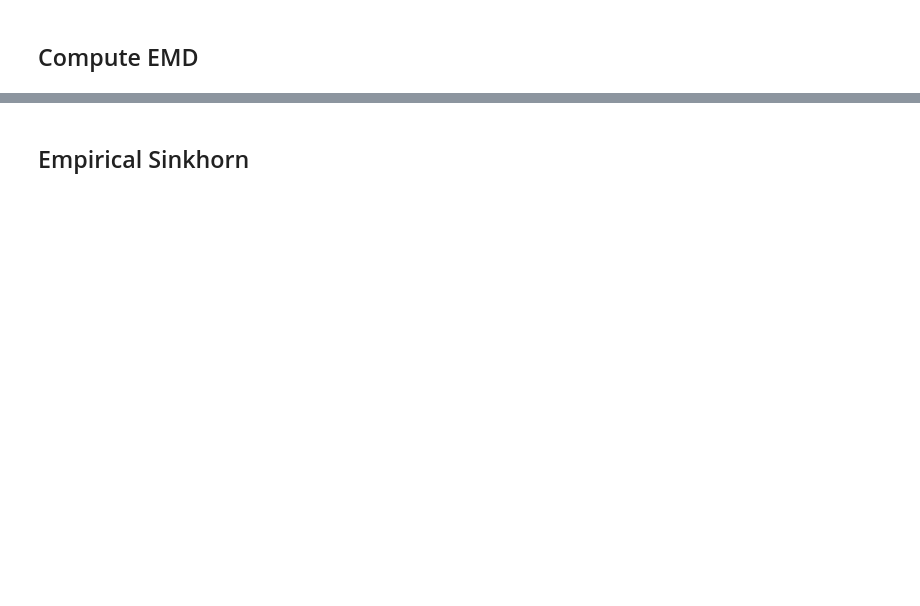
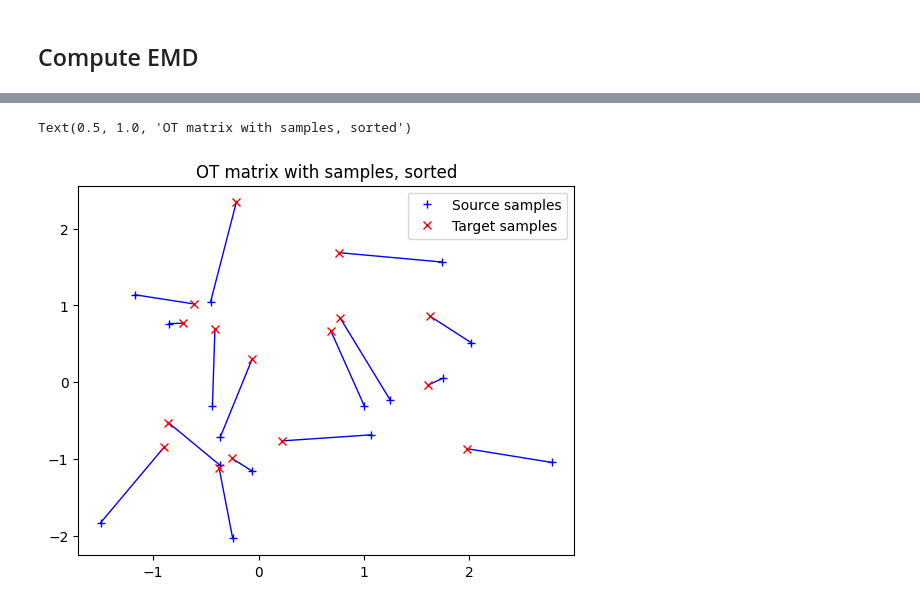
Before and after one commit to kkj15dk/ProtDiffusion, a Jupyter notebook: plot_OT_2D_samples.ipynb, the cells around one changed output, grey strips where cells are left out. Saved outputs shown, nothing was run; the diff lists cells and outputs as text; code cells hidden in the pictures; blank space fills up the shorter version.

```diff
--- a/plot_OT_2D_samples.ipynb
+++ b/plot_OT_2D_samples.ipynb
@@ -65,0 +67,4 @@ pl.title('OT matrix with samples')
+# %%
+# print((G0*n).to(dtype=torch.bool))
+bool_g = (G0*n).to(dtype=torch.bool)
+print((G0*n).to(dtype=torch.int))
@@ -66,20 +88,19 @@ pl.title('OT matrix with samples')
 # %%
-# reg term
-lambd = 1e-1
-
-Gs = ot.sinkhorn(a, b, M, lambd)
+sorted_xs = torch.zeros_like(xs)
+sorted_xt = torch.zeros_like(xt)
+for i in range(n):
+        for j in range(n):
+            if bool_g[i, j]:
+                sorted_xs[i] = xs[i]
+                sorted_xt[i] = xt[j]
 
 pl.figure(5)
-pl.imshow(Gs, interpolation='nearest')
-pl.title('OT matrix sinkhorn')
-
-pl.figure(6)
-ot.plot.plot2D_samples_mat(xs, xt, Gs, color=[.5, .5, 1])
+for i in range(sorted_xs.shape[0]):
+    pl.plot([sorted_xs[i, 0], sorted_xt[i, 0]], [sorted_xs[i, 1], sorted_xt[i, 1]], color='b', linestyle='-', linewidth=1)
 pl.plot(xs[:, 0], xs[:, 1], '+b', label='Source samples')
 pl.plot(xt[:, 0], xt[:, 1], 'xr', label='Target samples')
 pl.legend(loc=0)
-pl.title('OT matrix Sinkhorn with samples')
-
-pl.show()
+pl.title('OT matrix with samples, sorted')
+# %% [output]
+Text(0.5, 1.0, 'OT matrix with samples, sorted')
+[figure, added]
-# %% [markdown]
-## Empirical Sinkhorn
```
Also changed, not shown: parts of 9 cells of this notebook.
